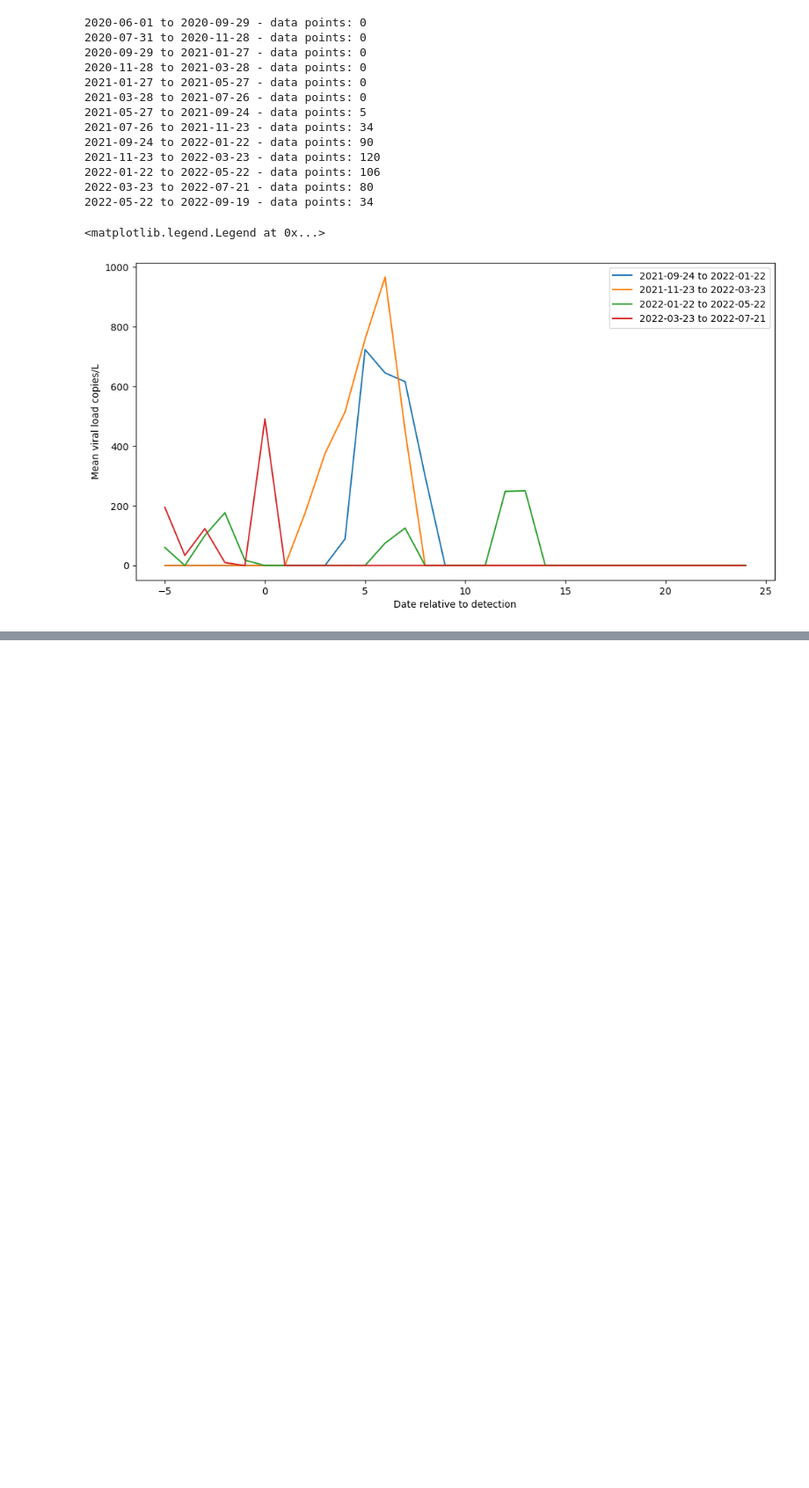
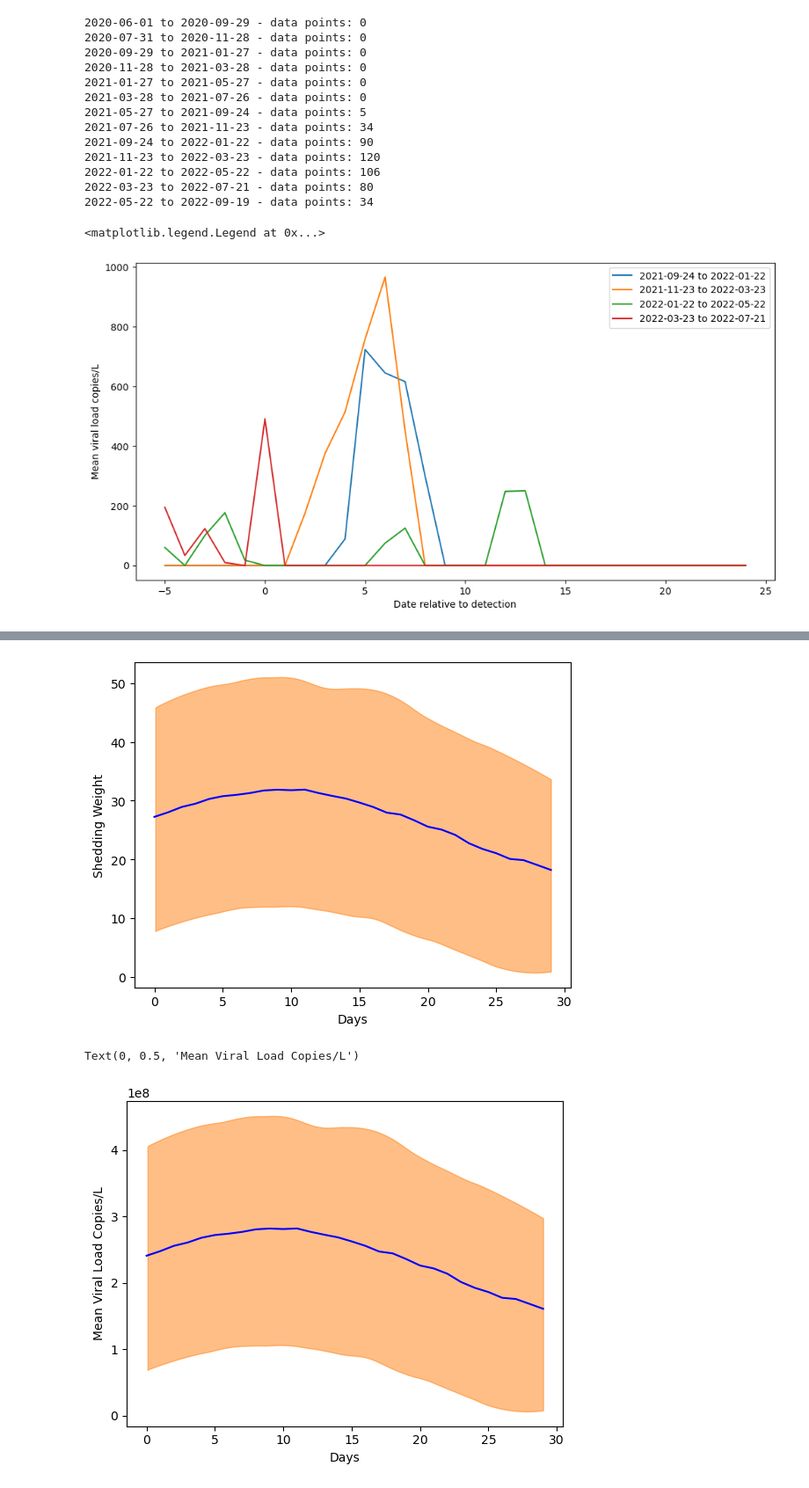
Before and after one commit to elizabethmurphy24/Wastewater-Surveillence, a Jupyter notebook: shedding.ipynb, the cells around one changed output, grey strips where cells are left out. Shown at 88% size. Drawn from its saved outputs; the diff is of its cells as text; code cells hidden in the pictures; blank space fills up the shorter version.

```diff
--- a/shedding.ipynb
+++ b/shedding.ipynb
@@ -559,0 +625,19 @@ plt.legend()
+# %%
+az.plot_hdi(np.arange(N), trace.posterior["S"].values, hdi_prob=0.95)
+plt.plot(trace.posterior["S"].values.mean(axis=(0, 1)), color="blue", label="Mean Shedding Kernel")
+plt.xlabel("Days")
+plt.ylabel("Shedding Weight")
+plt.show()
+
+
+# scale the shedding kernel to plot it on the "Mean viral load copies/L" scale
+scaled = trace.posterior["S"].values * cdf['Mean viral gene copies/L'].mean()
+
+az.plot_hdi(np.arange(N), scaled, hdi_prob=0.95)
+plt.plot(scaled.mean(axis=(0, 1)), color="blue")
+plt.xlabel("Days")
+plt.ylabel("Mean Viral Load Copies/L")
+# %% [output]
+[figure, added]
+Text(0, 0.5, 'Mean Viral Load Copies/L')
+[figure, added]
```
Also changed, not shown: parts of 7 cells of this notebook.
